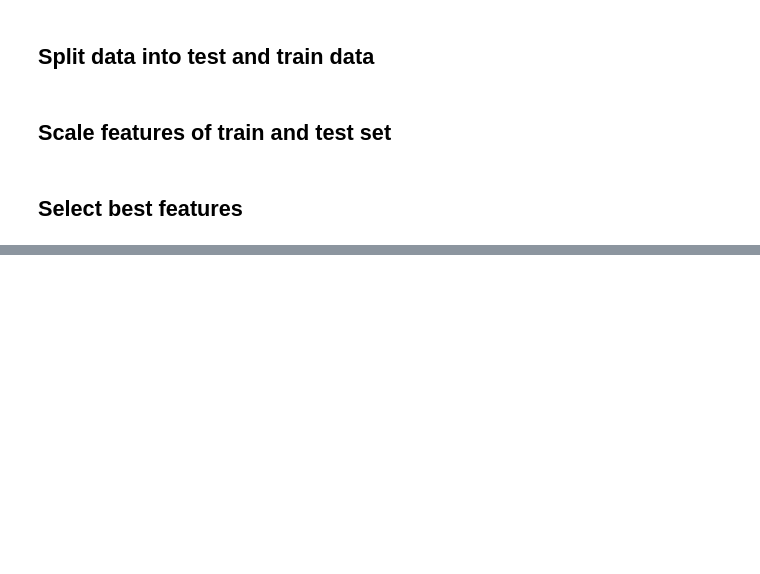
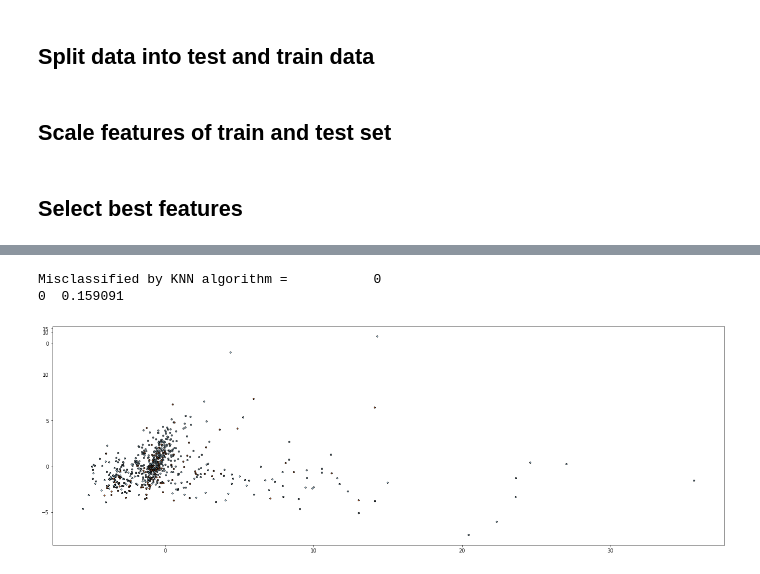
Before and after one commit to peterij/TM10007_Diagnosing_heart_disease, a Jupyter notebook: assignment.ipynb, the cells around one changed output, grey strips where cells are left out. Saved outputs shown, nothing was run; the diff lists cells and outputs as text; code cells hidden in the pictures; blank space fills up the shorter version.

```diff
--- a/assignment.ipynb
+++ b/assignment.ipynb
@@ -138,2 +187,27 @@ print(sorted_loadings)
 
 [2 rows x 9000 columns]
+# %%
+from sklearn.tree import DecisionTreeClassifier
+from sklearn.neighbors import KNeighborsClassifier
+from sklearn.ensemble import RandomForestClassifier
+from sklearn.ensemble import BaggingClassifier
+from sklearn.ensemble import VotingClassifier
+
+clsfs = KNeighborsClassifier()
+fig = plt.figure(figsize=(24,8))
+
+ax = fig.add_subplot(7, 3, num + 1)
+ax.scatter(X_pca[:, 0], X_pca[:, 1], marker='o', c=y,
+        s=25, edgecolor='k', cmap=plt.cm.Paired)
+
+clsfs.fit(X_pca,y)
+ax = fig.add_subplot()
+ax.scatter(X_pca[:,0],X_pca[:,1],marker='o',c=y,s=8,edgecolor='k',cmap=plt.cm.Paired)
+y_pred = pd.DataFrame(clsfs.predict(X_pca))
+correct = pd.DataFrame(y)
+percentage = pd.DataFrame((correct != y_pred).sum() / len(y_pred))
+print(f'Misclassified by KNN algorithm = {percentage}')
+# %% [output]
+Misclassified by KNN algorithm =           0
+0  0.159091
+[figure, added]
```
Also changed, not shown: parts of 10 cells of this notebook.
